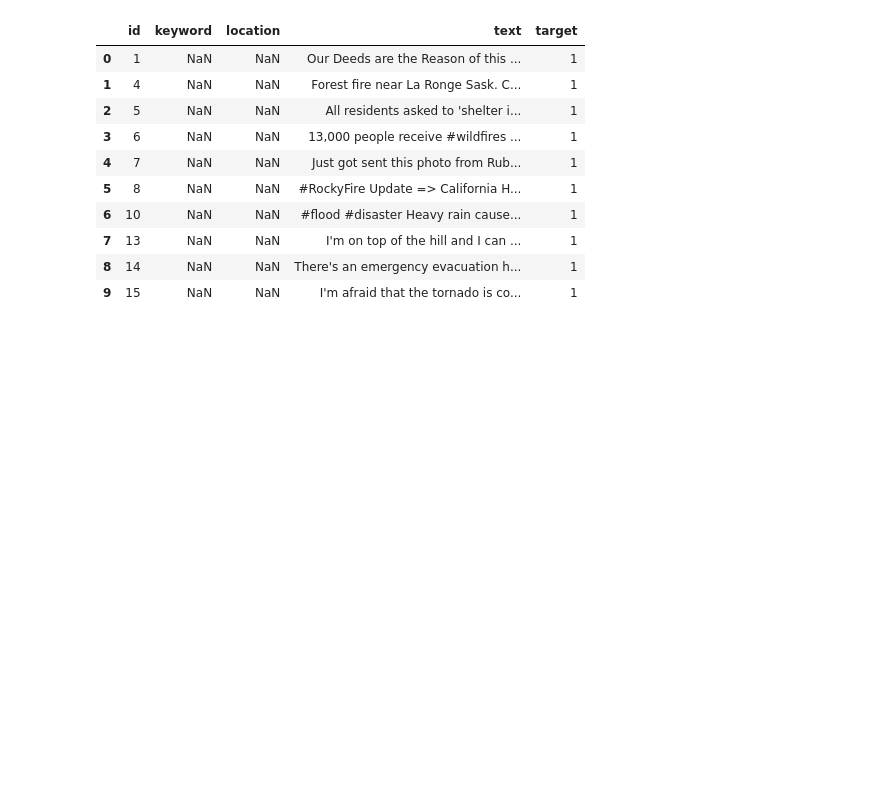
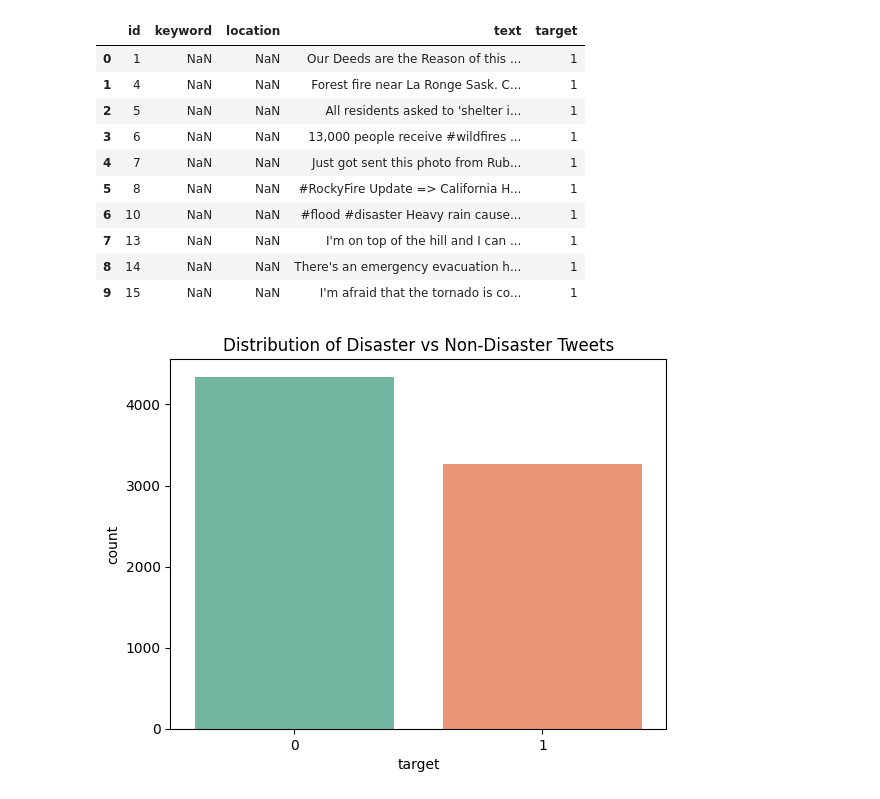
Before and after one commit to Busra-2010/Climate-Risk-And-Disaster-Management, a Jupyter notebook: Climate_Risk_Disaster_Management.ipynb, the cells around one changed output. Drawn from its saved outputs; the diff is of its cells as text; code cells hidden in the pictures; blank space fills up the shorter version.

```diff
--- a/Climate_Risk_Disaster_Management.ipynb
+++ b/Climate_Risk_Disaster_Management.ipynb
@@ -75,3 +75,11 @@ df.head(10)
 | 7 | 13 | NaN | NaN | I'm on top of the hill and I can ... | 1 |
 | 8 | 14 | NaN | NaN | There's an emergency evacuation h... | 1 |
 | 9 | 15 | NaN | NaN | I'm afraid that the tornado is co... | 1 |
+# %%
+# EDA
+# Univariate Analysis
+sns.countplot(x="target", data=df, hue="target", palette="Set2", legend=False)
+plt.title("Distribution of Disaster vs Non-Disaster Tweets")
+plt.show()
+# %% [output]
+[figure, added]
```
Also changed, not shown: parts of 12 cells of this notebook.
